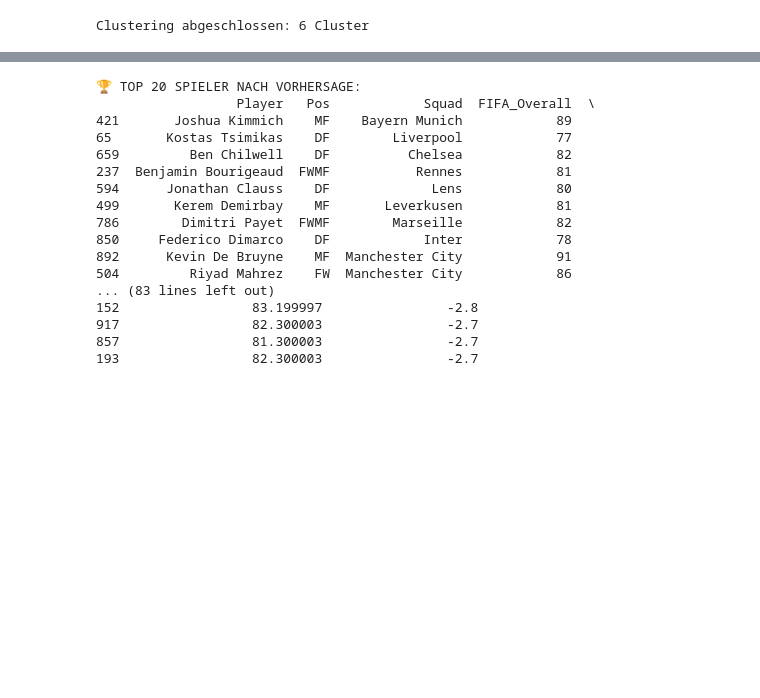
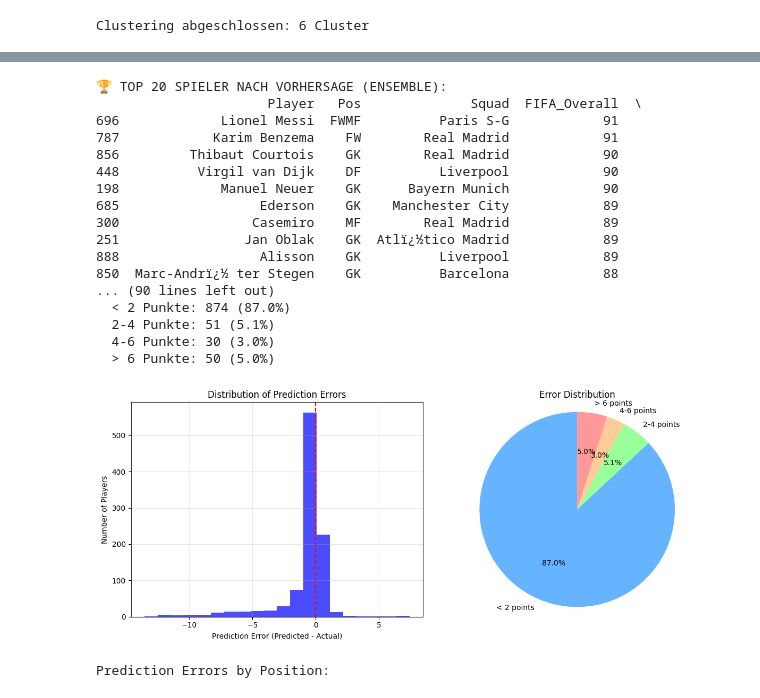
Before and after one commit to davidhd82/DSAI_Projekt, a Jupyter notebook: Player_Performance_Predicting.ipynb, the cells around one changed output, grey strips where cells are left out. Cells and saved outputs as stored; diff of their text form; code cells hidden in the pictures; blank space fills up the shorter version.

```diff
--- a/Player_Performance_Predicting.ipynb
+++ b/Player_Performance_Predicting.ipynb
@@ -280,49 +280,80 @@ print(f"\n🏆 TOP 20 SPIELER NACH VORHERSAGE (ENSEMBLE):")
 top_players = results_df.nlargest(20, 'Predicted_Rating_Ensemble')[
     ['Player', 'Pos', 'Squad', 'FIFA_Overall', 'Predicted_Rating_Ensemble', 'Difference_Ensemble']
 ]
 print(top_players.round(1))
 
 print(f"\n🔍 INTERESSANTE FÄLLE (Große Unterschiede):")
 underrated = results_df.nlargest(10, 'Difference_Ensemble')[
     ['Player', 'Pos', 'Squad', 'FIFA_Overall', 'Predicted_Rating_Ensemble', 'Difference_Ensemble']
 ]
 print("Underrated (Model > FIFA):")
 print(underrated.round(1))
 
 overrated = results_df.nsmallest(10, 'Difference_Ensemble')[
     ['Player', 'Pos', 'Squad', 'FIFA_Overall', 'Predicted_Rating_Ensemble', 'Difference_Ensemble']
 ]
 print("\nOverrated (FIFA > Model):")
 print(overrated.round(1))
 
-# Show overall accuracy statistics
 print(f"\n📊 GENAUIGKEITSSTATISTIKEN:")
 print(f"  Mittlere absolute Abweichung: {results_df['Difference_Ensemble'].abs().mean():.2f} Punkte")
 print(f"  Median absolute Abweichung: {results_df['Difference_Ensemble'].abs().median():.2f} Punkte")
 print(f"  Max Abweichung: {results_df['Difference_Ensemble'].abs().max():.2f} Punkte")
 print(f"  Std.-Abweichung: {results_df['Difference_Ensemble'].abs().std():.2f} Punkte")
 
-# Distribution
 abs_diff = results_df['Difference_Ensemble'].abs()
 print(f"\n  < 2 Punkte: {(abs_diff < 2).sum()} ({(abs_diff < 2).sum()/len(results_df)*100:.1f}%)")
 print(f"  2-4 Punkte: {((abs_diff >= 2) & (abs_diff < 4)).sum()} ({((abs_diff >= 2) & (abs_diff < 4)).sum()/len(results_df)*100:.1f}%)")
 print(f"  4-6 Punkte: {((abs_diff >= 4) & (abs_diff < 6)).sum()} ({((abs_diff >= 4) & (abs_diff < 6)).sum()/len(results_df)*100:.1f}%)")
 print(f"  > 6 Punkte: {(abs_diff >= 6).sum()} ({(abs_diff >= 6).sum()/len(results_df)*100:.1f}%)")
+
+plt.figure(figsize=(12, 5))
+
+plt.subplot(1, 2, 1)
+plt.hist(results_df['Difference_Ensemble'], bins=20, color='blue', alpha=0.7)
+plt.axvline(x=0, color='red', linestyle='--')
+plt.xlabel('Prediction Error (Predicted - Actual)')
+plt.ylabel('Number of Players')
+plt.title('Distribution of Prediction Errors')
+plt.grid(True, alpha=0.3)
+
+plt.subplot(1, 2, 2)
+labels = ['< 2 points', '2-4 points', '4-6 points', '> 6 points']
+sizes = [
+    (abs_diff < 2).sum(),
+    ((abs_diff >= 2) & (abs_diff < 4)).sum(),
+    ((abs_diff >= 4) & (abs_diff < 6)).sum(),
+    (abs_diff >= 6).sum()
+]
+colors = ['#66b3ff', '#99ff99', '#ffcc99', '#ff9999']
+plt.pie(sizes, labels=labels, colors=colors, autopct='%1.1f%%', startangle=90)
+plt.axis('equal')
+plt.title('Error Distribution')
+
+plt.tight_layout()
+plt.show()
+
+position_errors = results_df.groupby('Pos')['Difference_Ensemble'].agg(['mean', 'median', 'std', 'count']).round(2)
+position_errors = position_errors.sort_values('count', ascending=False)
+print("\nPrediction Errors by Position:")
+display(position_errors)
 # %% [output]
-🏆 TOP 20 SPIELER NACH VORHERSAGE:
-                  Player   Pos            Squad  FIFA_Overall  \
-421       Joshua Kimmich    MF    Bayern Munich            89
-65       Kostas Tsimikas    DF        Liverpool            77
-659         Ben Chilwell    DF          Chelsea            82
-237  Benjamin Bourigeaud  FWMF           Rennes            81
-594      Jonathan Clauss    DF             Lens            80
-499       Kerem Demirbay    MF       Leverkusen            81
-786        Dimitri Payet  FWMF        Marseille            82
-850     Federico Dimarco    DF            Inter            78
-892      Kevin De Bruyne    MF  Manchester City            91
-504         Riyad Mahrez    FW  Manchester City            86
-... (83 lines left out)
-152                 83.199997                -2.8
-917                 82.300003                -2.7
-857                 81.300003                -2.7
-193                 82.300003                -2.7
+🏆 TOP 20 SPIELER NACH VORHERSAGE (ENSEMBLE):
+                      Player   Pos              Squad  FIFA_Overall  \
+696             Lionel Messi  FWMF          Paris S-G            91
+787            Karim Benzema    FW        Real Madrid            91
+856         Thibaut Courtois    GK        Real Madrid            90
+448          Virgil van Dijk    DF          Liverpool            90
+198             Manuel Neuer    GK      Bayern Munich            90
+685                  Ederson    GK    Manchester City            89
+300                 Casemiro    MF        Real Madrid            89
+251                Jan Oblak    GK  Atlï¿½tico Madrid            89
+888                  Alisson    GK          Liverpool            89
+850  Marc-Andrï¿½ ter Stegen    GK          Barcelona            88
+... (90 lines left out)
+  < 2 Punkte: 874 (87.0%)
+  2-4 Punkte: 51 (5.1%)
+  4-6 Punkte: 30 (3.0%)
+  > 6 Punkte: 50 (5.0%)
+[figure, added]
+Prediction Errors by Position:
```
Also changed, not shown: parts of 6 cells of this notebook, 4 other files.
